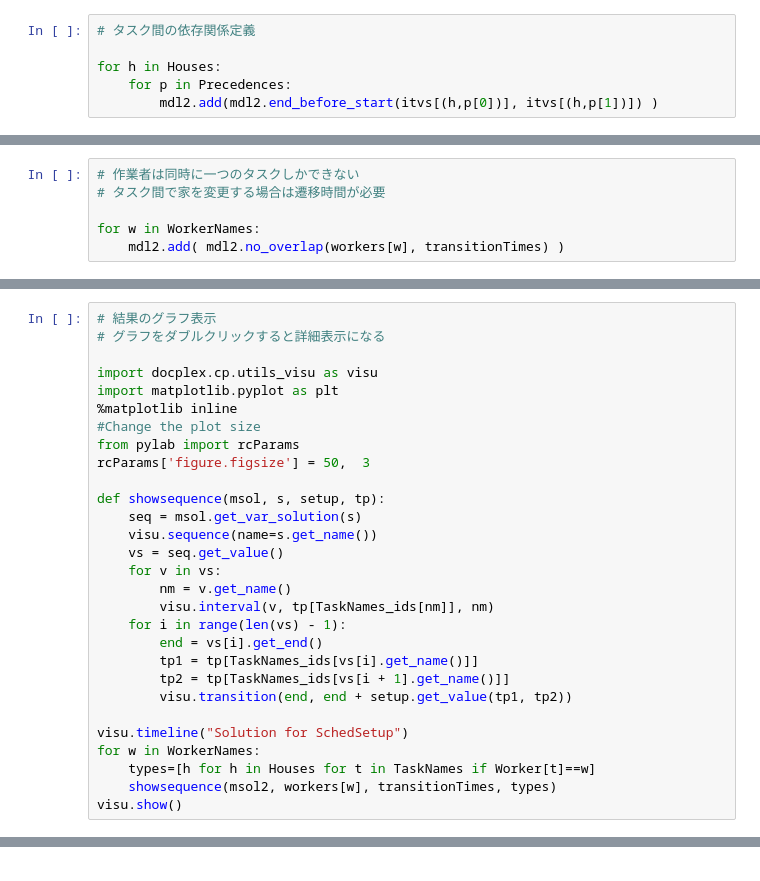
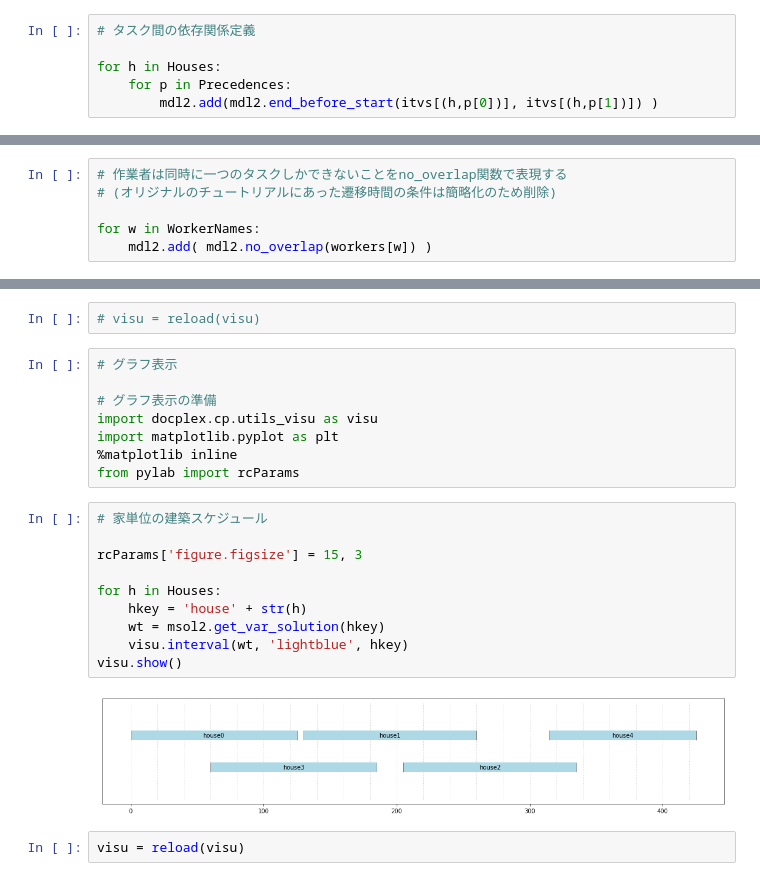
Before and after one commit to makaishi2/cplex-samples, a Jupyter notebook: house-building/house-building3.ipynb, the cells around one changed output, grey strips where cells are left out. Cells and saved outputs as stored; diff of their text form.

```diff
--- a/house-building/house-building3.ipynb
+++ b/house-building/house-building3.ipynb
@@ -125,8 +121,8 @@ print(workers['Jim'])
 # %%
-# 作業者は同時に一つのタスクしかできない
-# タスク間で家を変更する場合は遷移時間が必要
+# 作業者は同時に一つのタスクしかできないことをno_overlap関数で表現する
+# (オリジナルのチュートリアルにあった遷移時間の条件は簡略化のため削除)
 
 for w in WorkerNames:
-    mdl2.add( mdl2.no_overlap(workers[w], transitionTimes) )
+    mdl2.add( mdl2.no_overlap(workers[w]) )
 # %%
 # 目的関数の定義
@@ -151,29 +151,0 @@ print("Cost will be " + str(msol2.get_objective_values()[0]))
-# %%
-# 結果のグラフ表示
-# グラフをダブルクリックすると詳細表示になる
-
-import docplex.cp.utils_visu as visu
-import matplotlib.pyplot as plt
-%matplotlib inline
-#Change the plot size
-from pylab import rcParams
-rcParams['figure.figsize'] = 50,  3
-
-def showsequence(msol, s, setup, tp):
-    seq = msol.get_var_solution(s)
-    visu.sequence(name=s.get_name())
-    vs = seq.get_value()
-    for v in vs:
-        nm = v.get_name()
-        visu.interval(v, tp[TaskNames_ids[nm]], nm)
-    for i in range(len(vs) - 1):
-        end = vs[i].get_end()
-        tp1 = tp[TaskNames_ids[vs[i].get_name()]]
-        tp2 = tp[TaskNames_ids[vs[i + 1].get_name()]]
-        visu.transition(end, end + setup.get_value(tp1, tp2))
-
-visu.timeline("Solution for SchedSetup")
-for w in WorkerNames:
-    types=[h for h in Houses for t in TaskNames if Worker[t]==w]
-    showsequence(msol2, workers[w], transitionTimes, types)
-visu.show()
@@ -179,0 +182,24 @@ visu.show()
+# %%
+# visu = reload(visu)
+# %%
+# グラフ表示
+
+# グラフ表示の準備
+import docplex.cp.utils_visu as visu
+import matplotlib.pyplot as plt
+%matplotlib inline
+from pylab import rcParams
+# %%
+# 家単位の建築スケジュール
+
+rcParams['figure.figsize'] = 15, 3
+
+for h in Houses:
+    hkey = 'house' + str(h)
+    wt = msol2.get_var_solution(hkey)
+    visu.interval(wt, 'lightblue', hkey)
+visu.show()
+# %% [output]
+[figure, added]
+# %%
+visu = reload(visu)
```
Also changed, not shown: parts of 14 cells of this notebook.
